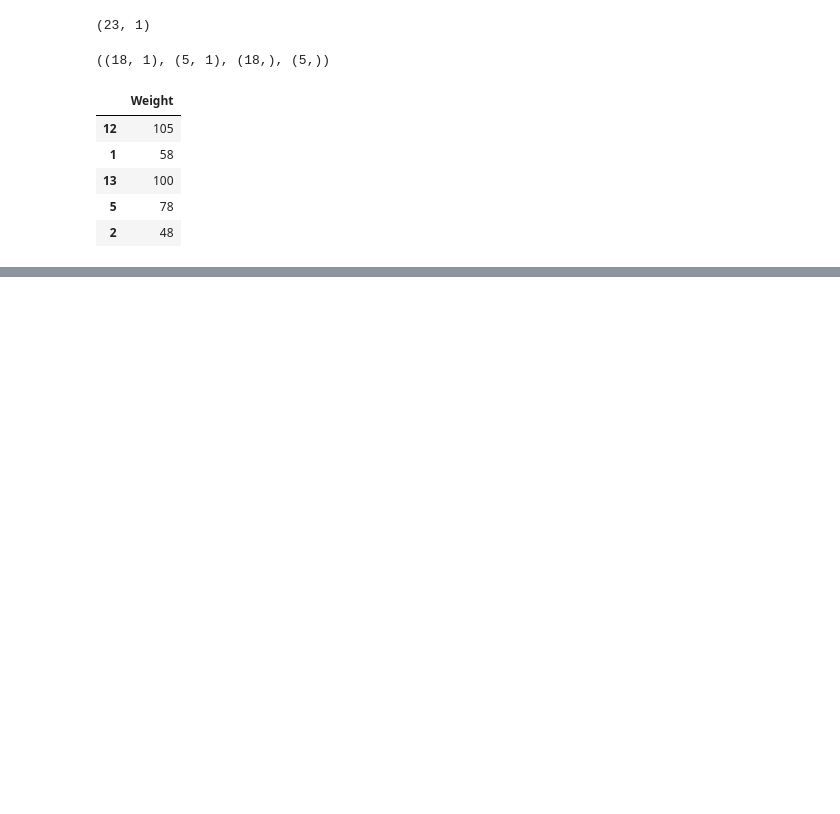
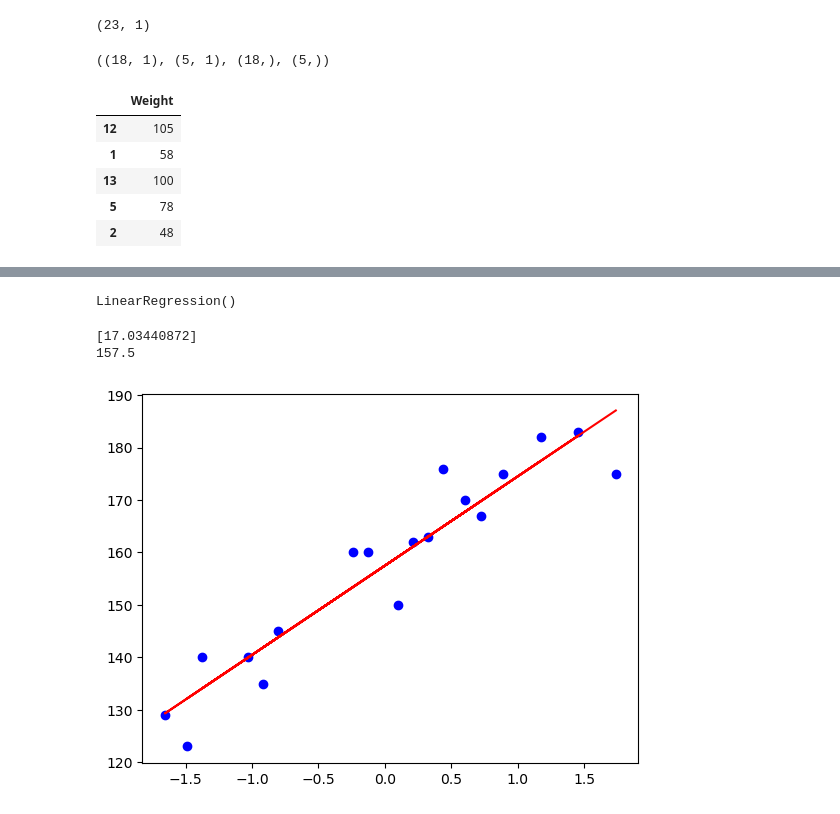
Before and after one commit to OmnitriX-7/Height-Predictor-Model, a Jupyter notebook: model.ipynb, the cells around one changed output, grey strips where cells are left out. Cells and saved outputs as stored; diff of their text form; code cells hidden in the pictures; blank space fills up the shorter version.

Commit message:
model prediction and performance metrics

```diff
--- a/model.ipynb
+++ b/model.ipynb
@@ -61,0 +65,21 @@ plt.show()
+# %%
+regressor = LinearRegression()
+# %%
+regressor.fit(X_train, Y_train)
+# %% [output]
+LinearRegression()
+# %%
+#slope/coefficient of weight
+print(regressor.coef_)
+
+#intercept
+print(regressor.intercept_)
+# %% [output]
+[17.03440872]
+157.5
+# %%
+plt.scatter(X_train, Y_train, color='blue')
+plt.plot(X_train, regressor.predict(X_train), 'r')
+plt.show()
+# %% [output]
+[figure, added]
```
Also changed, not shown: parts of 15 cells of this notebook.
